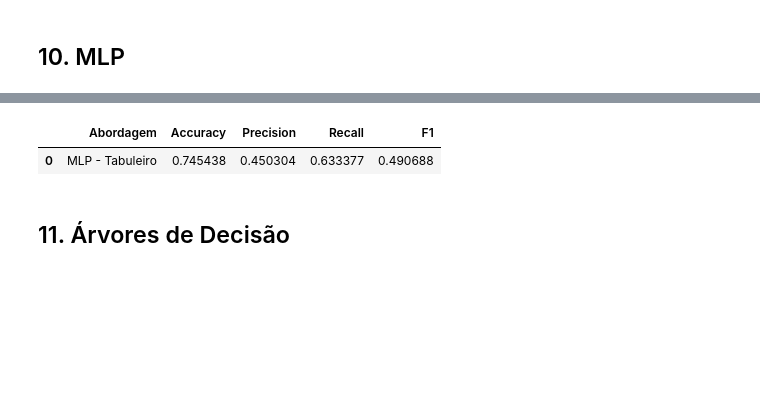
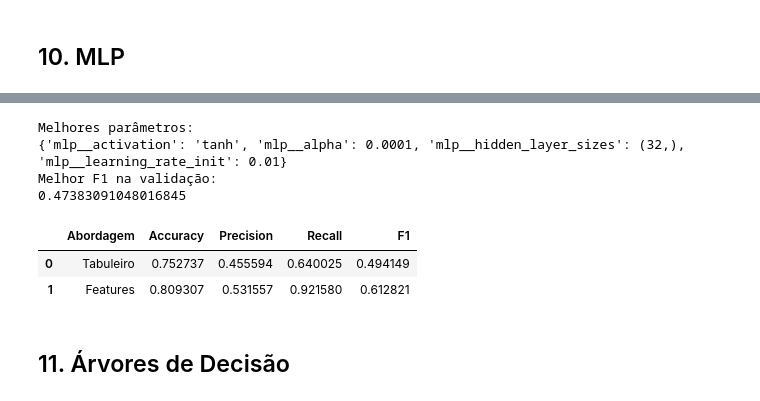
Before and after one commit to daniellemadridd/T1-IA, a Jupyter notebook: notebook/tic-tac-toe.ipynb, the cells around one changed output, grey strips where cells are left out. Cells and saved outputs as stored; diff of their text form; code cells hidden in the pictures; blank space fills up the shorter version.

Commit message:
adicionado MLP com 2 abordagens e SVM com duas abordagens

```diff
--- a/notebook/tic-tac-toe.ipynb
+++ b/notebook/tic-tac-toe.ipynb
@@ -740,16 +685,69 @@ weighted avg       0.87      0.75      0.78      1096
+# %%
+mlp_features = Pipeline([
+    ('scaler', StandardScaler()),
+    ('mlp', MLPClassifier(
+        max_iter=2000,
+        early_stopping=False,
+        random_state=42
+    ))
+])
+
+grid_mlp_features = GridSearchCV(
+    mlp_features,
+    mlp_params,
+    scoring='f1_macro',
+    cv=cv,
+    n_jobs=-1,
+    refit=True
+)
+
+grid_mlp_features.fit(
+    X_train_features_cv,
+    train_df['game_state']
+)
+
+print('Melhores parâmetros:')
+print(grid_mlp_features.best_params_)
+print('Melhor F1 na validação:')
+print(grid_mlp_features.best_score_)
+
+best_mlp_features = grid_mlp_features.best_estimator_
+
+best_mlp_features.fit(
+    X_train_features,
+    y_train
+)
+
+pred_mlp_features = best_mlp_features.predict(X_test_features)
+# %% [output]
+Melhores parâmetros:
+{'mlp__activation': 'tanh', 'mlp__alpha': 0.0001, 'mlp__hidden_layer_sizes': (32,), 'mlp__learning_rate_init': 0.01}
+Melhor F1 na validação:
+0.47383091048016845
 # %%
-mlp_results = pd.DataFrame([{
-    'Abordagem': 'MLP - Tabuleiro',
-    'Accuracy': mlp_accuracy,
-    'Precision': mlp_precision,
-    'Recall': mlp_recall,
-    'F1': mlp_f1
-}])
+# Comparação entre as abordagens para o modelo MLP
+mlp_results_comparison = pd.DataFrame([
+    {
+        'Abordagem': 'Tabuleiro',
+        'Accuracy': mlp_accuracy,
+        'Precision': mlp_precision,
+        'Recall': mlp_recall,
+        'F1': mlp_f1
+    },
+    {
+        'Abordagem': 'Features',
+        'Accuracy': mlp_features_accuracy,
+        'Precision': mlp_features_precision,
+        'Recall': mlp_features_recall,
+        'F1': mlp_features_f1
+    }
+])
 
-mlp_results
+mlp_results_comparison
 # %% [output]
 |  | Abordagem | Accuracy | Precision | Recall | F1 |
-| 0 | MLP - Tabuleiro | 0.745438 | 0.450304 | 0.633377 | 0.490688 |
+| 0 | Tabuleiro | 0.752737 | 0.455594 | 0.640025 | 0.494149 |
+| 1 | Features | 0.809307 | 0.531557 | 0.921580 | 0.612821 |
 # %% [markdown]
 ## 11. Árvores de Decisão
 # %% [markdown]
```
Also changed, not shown: parts of 25 cells of this notebook, 4 other files.
